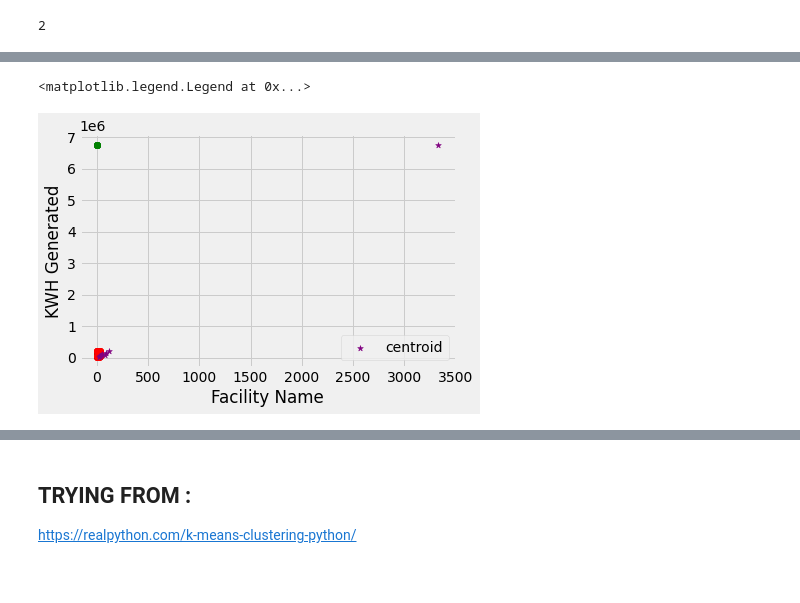
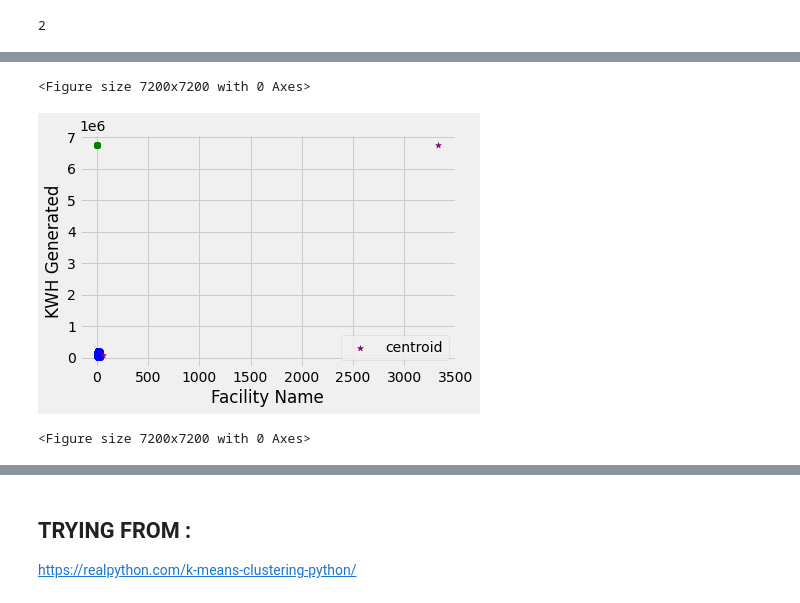
Before and after one commit to gautumsvp7/SolarDataSetPublic, a Jupyter notebook: Solar_Dataset.ipynb, the cells around one changed output, grey strips where cells are left out. Cells and saved outputs as stored; diff of their text form; code cells hidden in the pictures.

Commit message:
Implemented visualization of K means

```diff
--- a/Solar_Dataset.ipynb
+++ b/Solar_Dataset.ipynb
@@ -294,31 +294,33 @@ set(X['cluster'])
 # %%
 df0 = X[X.cluster==0]
 df1 = X[X.cluster==1]
 df2 = X[X.cluster==2]
 df3 = X[X.cluster==3]
 df4 = X[X.cluster==4]
 df5 = X[X.cluster==5]
 df6 = X[X.cluster==6]
 df7 = X[X.cluster==7]
 df8 = X[X.cluster==8]
 
-plt.scatter(df0['Facility Name'],df0['KWH Generated'],color='green')
-plt.scatter(df1['Facility Name'],df1['KWH Generated'],color='red')
-plt.scatter(df2['Facility Name'],df2['KWH Generated'],color='black')
-plt.scatter(df3['Facility Name'],df3['KWH Generated'],color='green')
-plt.scatter(df4['Facility Name'],df4['KWH Generated'],color='red')
-plt.scatter(df5['Facility Name'],df5['KWH Generated'],color='black')
-plt.scatter(df6['Facility Name'],df6['KWH Generated'],color='green')
-plt.scatter(df7['Facility Name'],df7['KWH Generated'],color='red')
-plt.scatter(df8['Facility Name'],df8['KWH Generated'],color='red')
+plt.scatter(df0['Facility Name'],df0['KWH Generated'],color='blue')
+plt.scatter(df1['Facility Name'],df1['KWH Generated'],color='green')
+plt.scatter(df2['Facility Name'],df2['KWH Generated'],color='red')
+plt.scatter(df3['Facility Name'],df3['KWH Generated'],color='cyan')
+plt.scatter(df4['Facility Name'],df4['KWH Generated'],color='magenta')
+plt.scatter(df5['Facility Name'],df5['KWH Generated'],color='yellow')
+plt.scatter(df6['Facility Name'],df6['KWH Generated'],color='black')
+plt.scatter(df7['Facility Name'],df7['KWH Generated'],color='white')
+plt.scatter(df8['Facility Name'],df8['KWH Generated'],color='0.75')
 
 plt.scatter(kmean.cluster_centers_[:,0],kmean.cluster_centers_[:,1],color='purple',marker='*',label='centroid')
 plt.xlabel('Facility Name')
 plt.ylabel('KWH Generated')
 plt.legend()
+plt.figure(figsize=(100,100))
 # %% [output]
-<matplotlib.legend.Legend at 0x...>
+<Figure size 7200x7200 with 0 Axes>
-[figure, old version]
+[figure, new version]
+<Figure size 7200x7200 with 0 Axes>
 # %%
 wcss = []
 for i in range(1,20):
```
Also changed, not shown: parts of 17 cells of this notebook.
